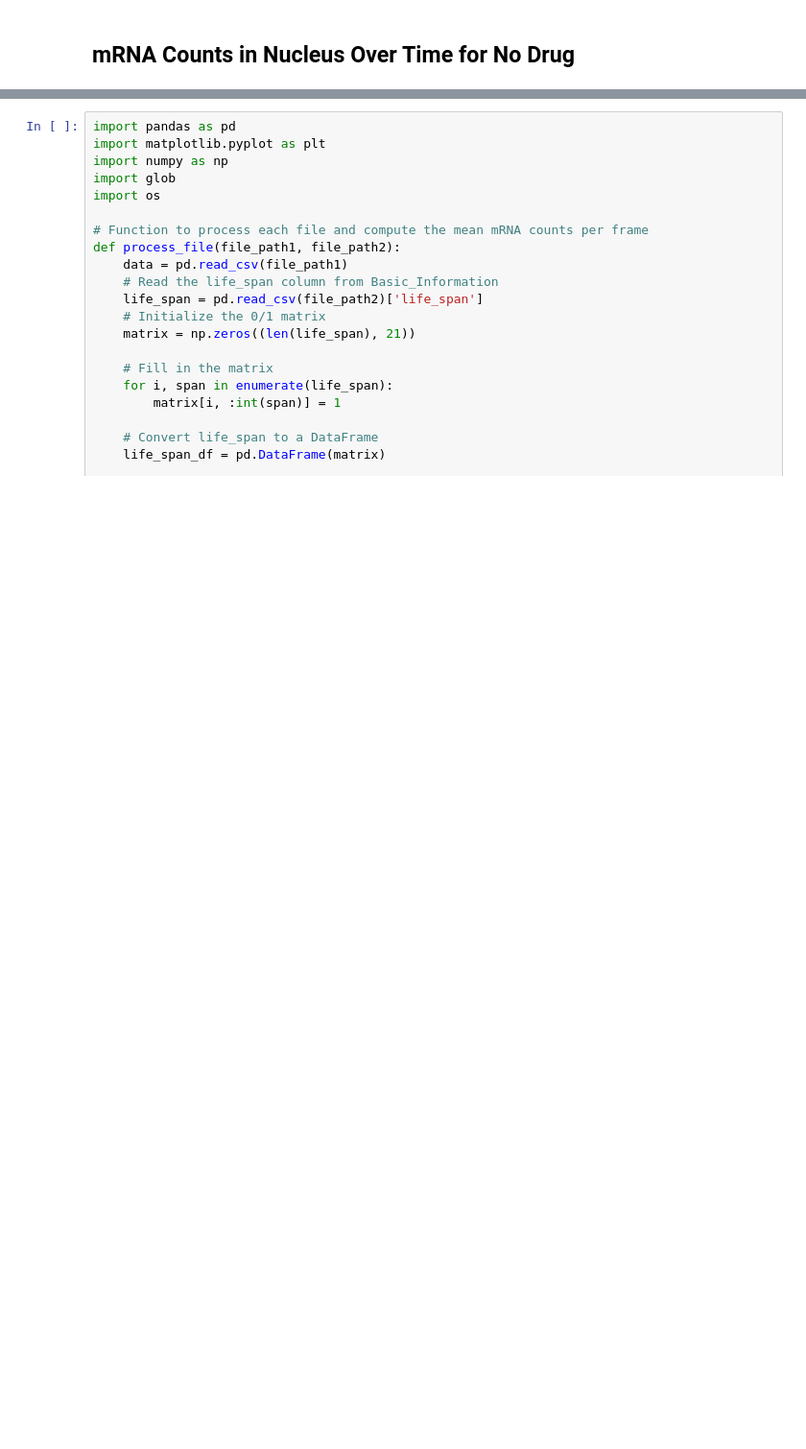
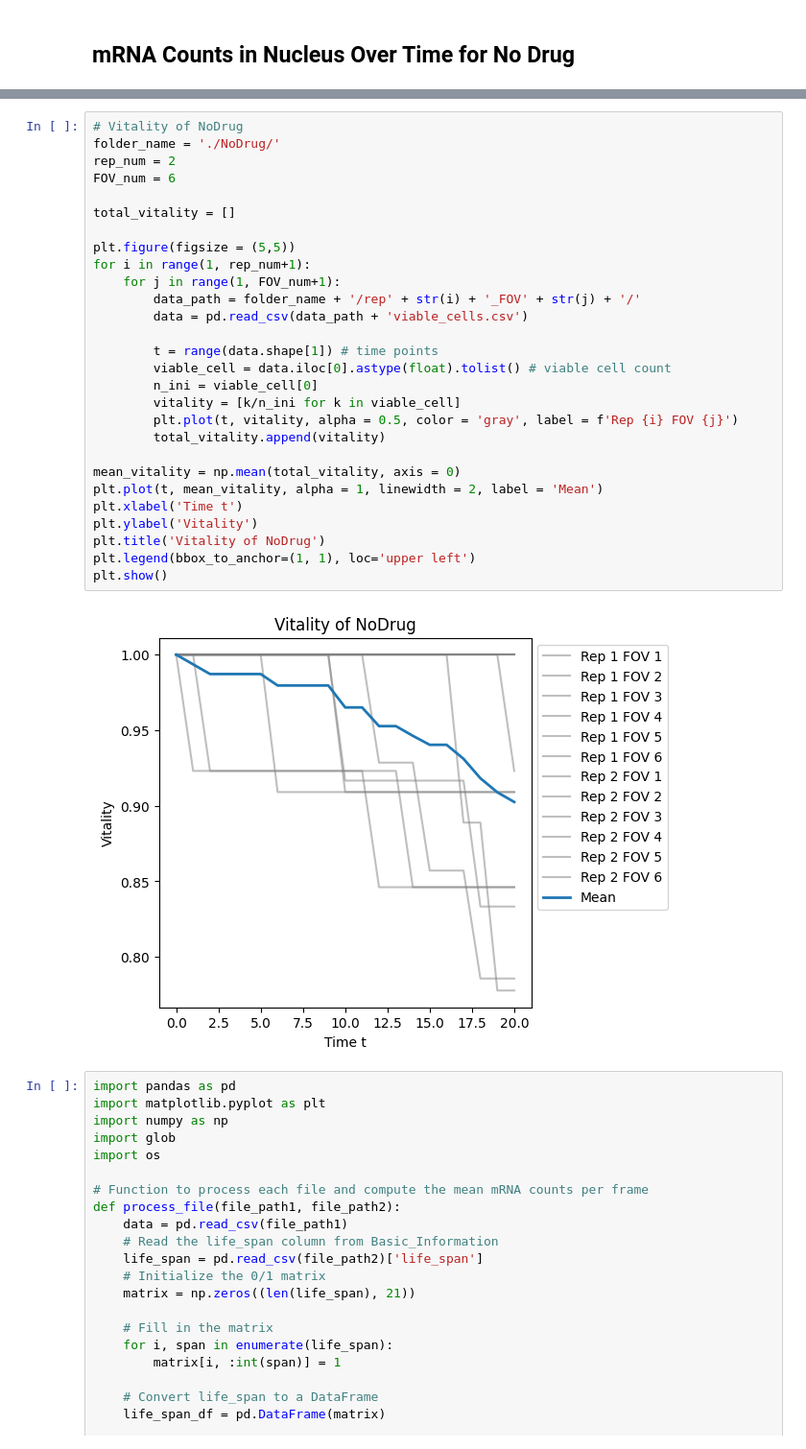
Before and after one commit to Munsky/UQbio2024_Team3, a Jupyter notebook: plotNoDrug01.ipynb, the cells around one changed output, grey strips where cells are left out. Shown at 96% size. Drawn from its saved outputs; the diff is of its cells as text; blank space fills up the shorter version.

```diff
--- a/plotNoDrug01.ipynb
+++ b/plotNoDrug01.ipynb
@@ -36,3 +26,33 @@ mean_values = sum_product / sum_life_span
+# %%
+# Vitality of NoDrug
+folder_name = './NoDrug/'
+rep_num = 2
+FOV_num = 6
+
+total_vitality = []
+
+plt.figure(figsize = (5,5))
+for i in range(1, rep_num+1):
+    for j in range(1, FOV_num+1):
+        data_path = folder_name + '/rep' + str(i) + '_FOV' + str(j) + '/'
+        data = pd.read_csv(data_path + 'viable_cells.csv')
+
+        t = range(data.shape[1]) # time points
+        viable_cell = data.iloc[0].astype(float).tolist() # viable cell count
+        n_ini = viable_cell[0]
+        vitality = [k/n_ini for k in viable_cell]
+        plt.plot(t, vitality, alpha = 0.5, color = 'gray', label = f'Rep {i} FOV {j}')
+        total_vitality.append(vitality)
+
+mean_vitality = np.mean(total_vitality, axis = 0)
+plt.plot(t, mean_vitality, alpha = 1, linewidth = 2, label = 'Mean')
+plt.xlabel('Time t')
+plt.ylabel('Vitality')
+plt.title('Vitality of NoDrug')
+plt.legend(bbox_to_anchor=(1, 1), loc='upper left')
+plt.show()
+# %% [output]
+[figure, added]
 # %%
 import pandas as pd
 import matplotlib.pyplot as plt
```
Also changed, not shown: parts of 2 cells of this notebook.
